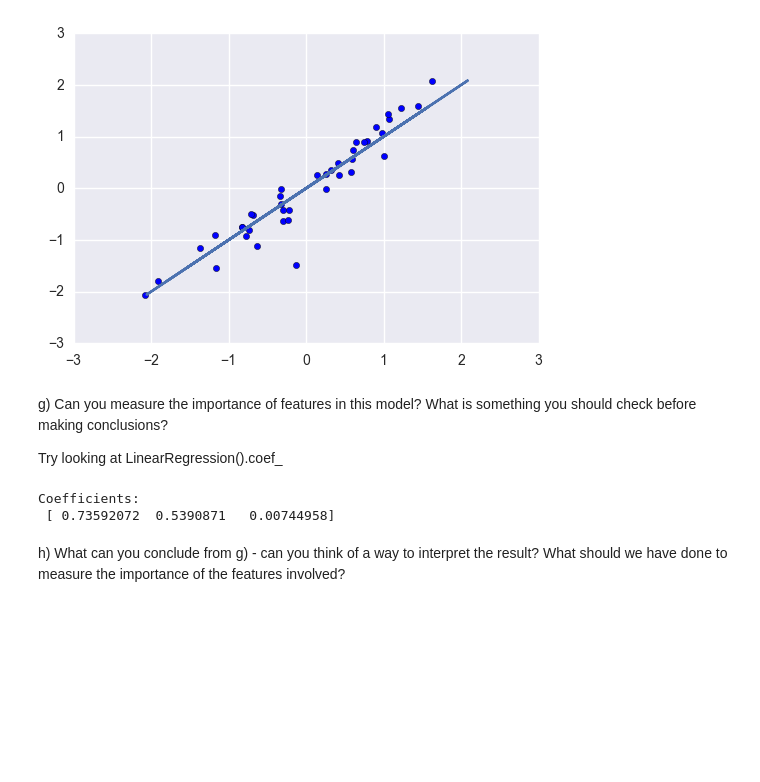
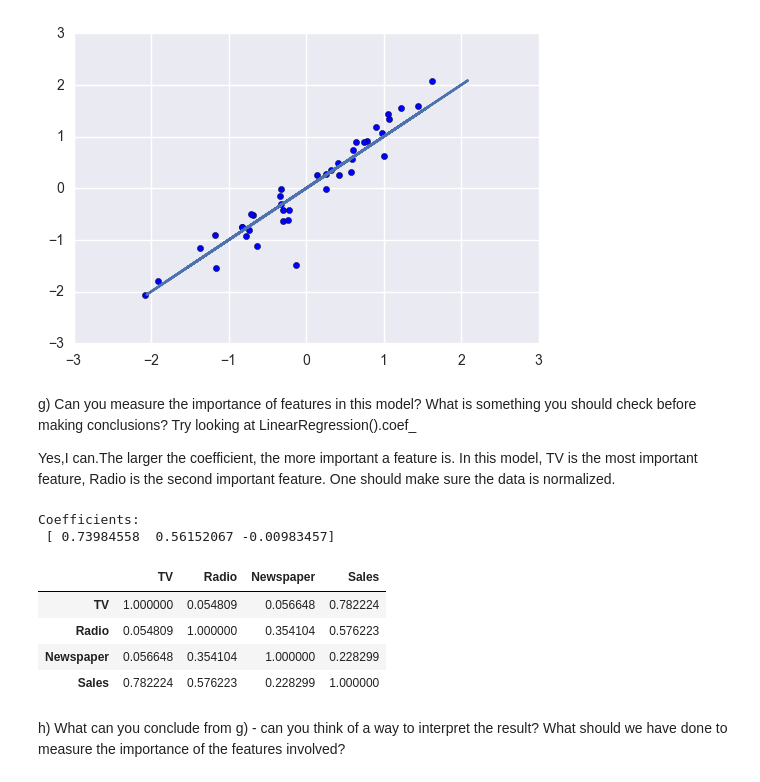
Before and after one commit to Columbia-Intro-Data-Science/python-introduction-Miss-Xia, a Jupyter notebook: mynotebooksolutions.ipynb, the cells around one changed output. Drawn from its saved outputs; the diff is of its cells as text; code cells hidden in the pictures; blank space fills up the shorter version.

```diff
--- a/mynotebooksolutions.ipynb
+++ b/mynotebooksolutions.ipynb
@@ -216,16 +239,23 @@ plt.plot(y_test,y_test)
 [figure]
 # %% [markdown]
 g) Can you measure the importance of features in this model? What is something you should check before making conclusions?
+Try looking at LinearRegression().coef_
 
-Try looking at LinearRegression().coef_
+Yes,I can.The larger the coefficient, the more important a feature is.
+In this model, TV is the most important feature, Radio is the second important feature.
+One should make sure the data is normalized.
-# %%
-#The larger the coefficient, the more important a feature is.
-#TV is the most important feature, Radio is the second important feature.
-#One should make sure the data is normalized.
-print('Coefficients: \n', regr.coef_)
-# %% [output]
-Coefficients:
- [ 0.73592072  0.5390871   0.00744958]
+# %%
+
+print('Coefficients: \n', regr.coef_)
+df.corr()
+# %% [output]
+Coefficients:
+ [ 0.73984558  0.56152067 -0.00983457]
+|  | TV | Radio | Newspaper | Sales |
+| TV | 1.000000 | 0.054809 | 0.056648 | 0.782224 |
+| Radio | 0.054809 | 1.000000 | 0.354104 | 0.576223 |
+| Newspaper | 0.056648 | 0.354104 | 1.000000 | 0.228299 |
+| Sales | 0.782224 | 0.576223 | 0.228299 | 1.000000 |
 # %% [markdown]
 h) What can you conclude from g) - can you think of a way to interpret the result? What should we have done to measure the importance of the features involved?
 # %% [markdown]
```
Also changed, not shown: parts of 4 cells of this notebook.
